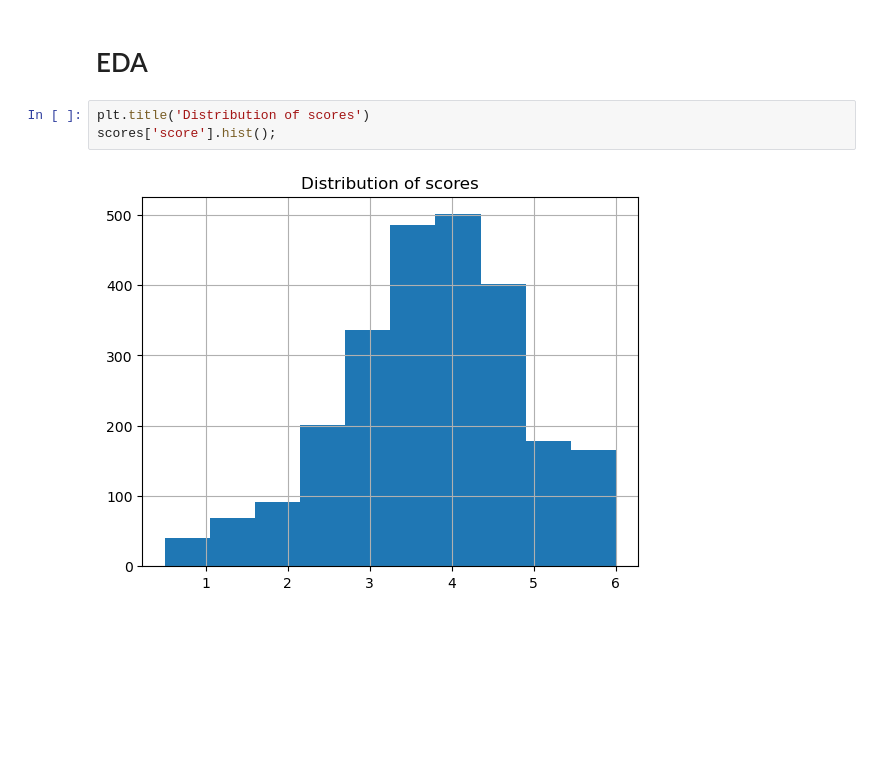
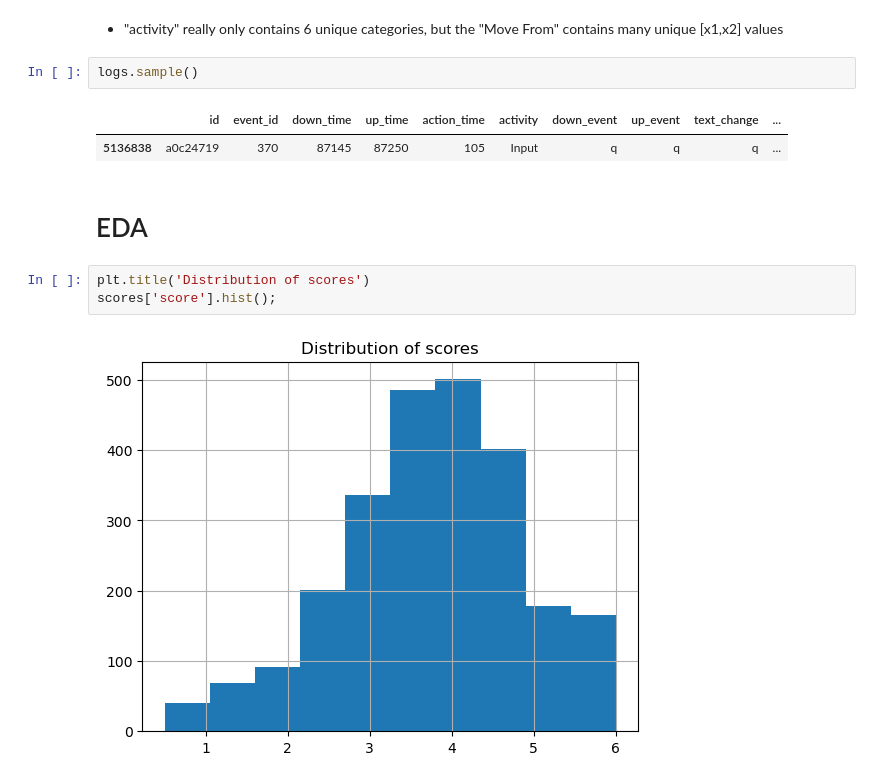
Before and after one commit to heefjones/writing_processes, a Jupyter notebook: pipeline.ipynb, the cells around one changed output. Saved outputs shown, nothing was run; the diff lists cells and outputs as text; blank space fills up the shorter version.

```diff
--- a/pipeline.ipynb
+++ b/pipeline.ipynb
@@ -22,3 +58,10 @@ sample = pd.read_csv(root + 'sample_submission.csv')
+# %% [markdown]
+- "activity" really only contains 6 unique categories, but the "Move From" contains many unique [x1,x2] values
+# %%
+logs.sample()
+# %% [output]
+|  | id | event_id | down_time | up_time | action_time | activity | down_event | up_event | text_change | ... |
+| 5136838 | a0c24719 | 370 | 87145 | 87250 | 105 | Input | q | q | q | ... |
 # %% [markdown]
 # EDA
 # %%
```
Also changed, not shown: parts of 30 cells of this notebook, 2 other files.
